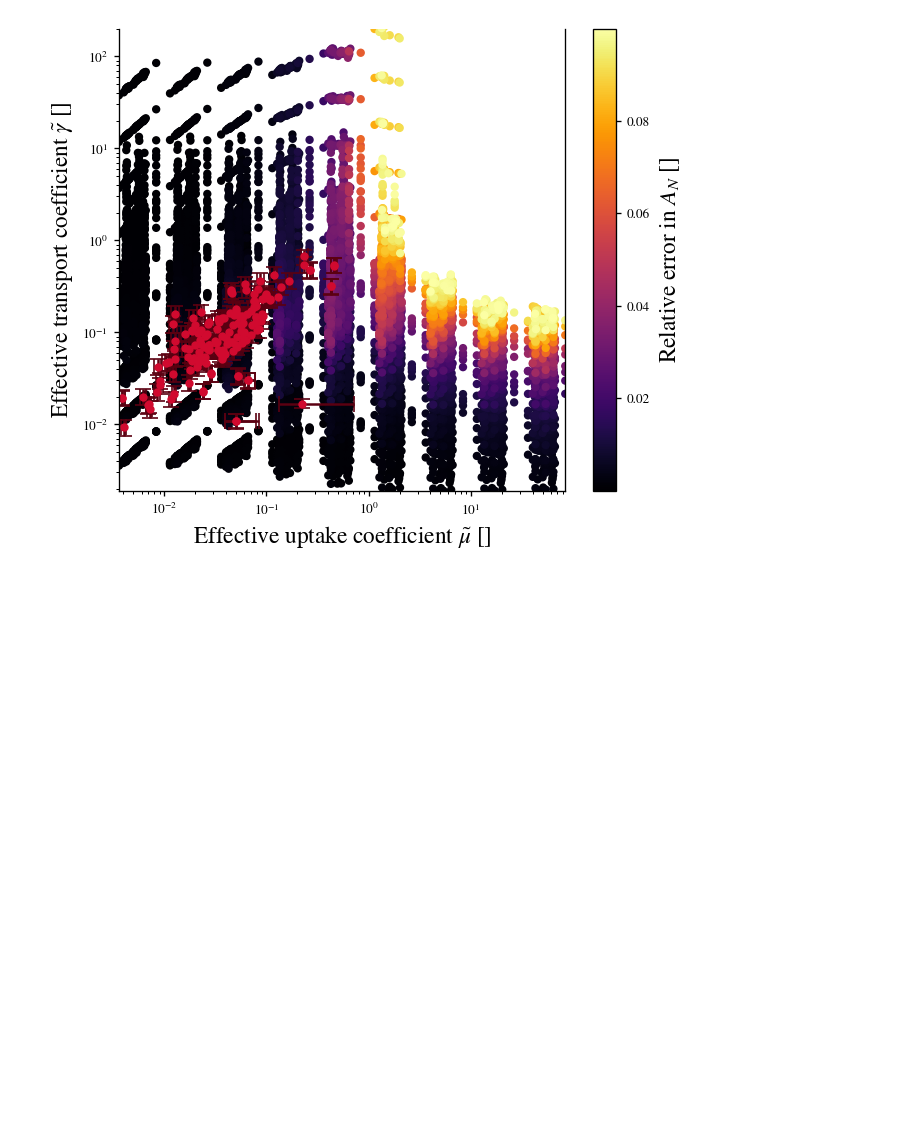
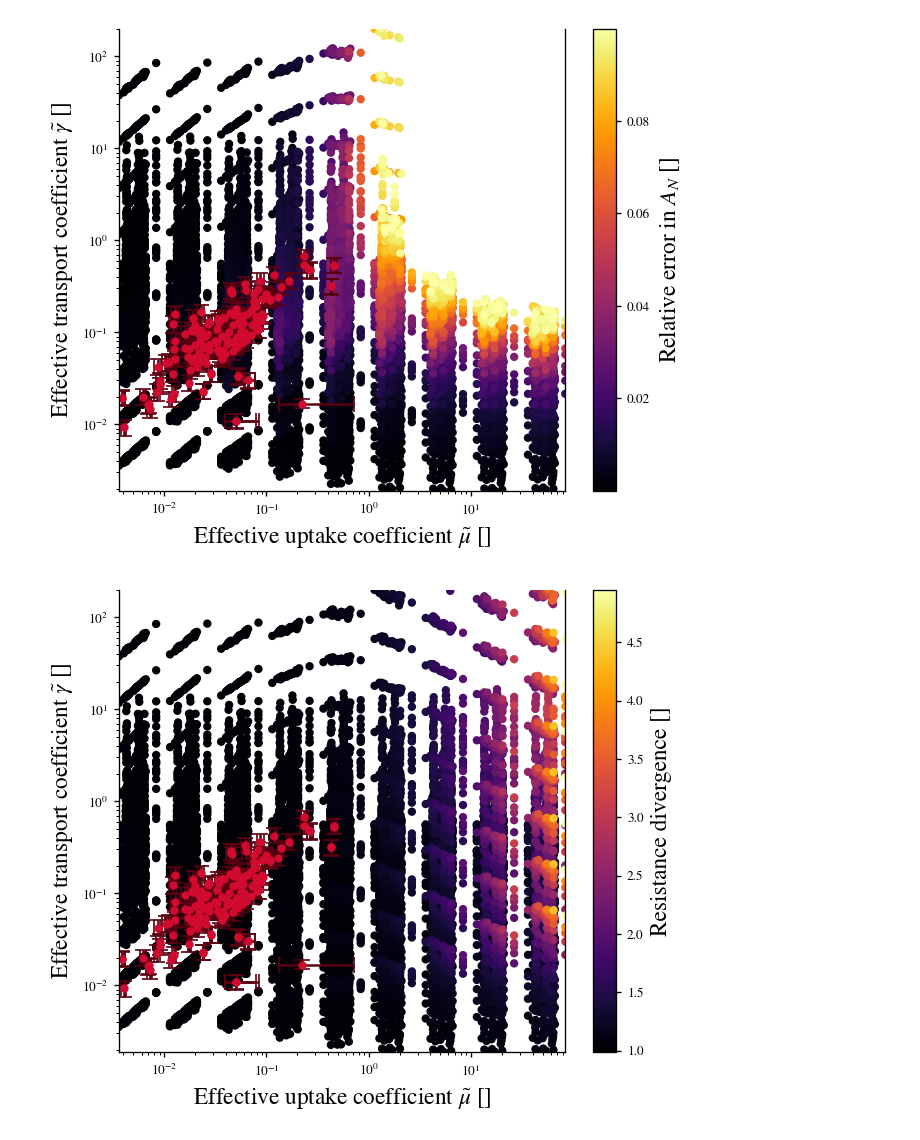
Before and after one commit to andreas-stillits/MasterThesis, a Jupyter notebook: scripts/plots/reaction.ipynb, the cells around one changed output. Saved outputs shown, nothing was run; the diff lists cells and outputs as text; code cells hidden in the pictures; blank space fills up the shorter version.

```diff
--- a/scripts/plots/reaction.ipynb
+++ b/scripts/plots/reaction.ipynb
@@ -461,3 +461,36 @@ plot_knauer_data(ax)
 plt.show()
 # %% [output]
 [figure]
+# %%
+# DIVERGENCE IN RESISTANCE
+
+
+target = df["r_neumann"]
+predicted = (df["substomatal_mean"] - df["mesophyll_mean"])/(df["assimilation_rate"])
+
+error = target / predicted
+
+df_new = pd.DataFrame({
+    "mu_eff": mu_eff,
+    "gamma_eff": gamma_eff,
+    "error": error
+})
+df_new.sort_values("error", inplace=True)
+
+mask = error < 10
+
+fig, ax = plt.subplots(figsize=(6, 5))
+sc = ax.scatter(df_new["mu_eff"][mask], df_new["gamma_eff"][mask], c=df_new["error"][mask], cmap=CMAP)
+cbar = fig.colorbar(sc, ax=ax)
+cbar.set_label(r"Resistance divergence []", fontsize=fs)
+ax.set_xlabel(r"Effective uptake coefficient $\tilde{\mu}$ []", fontsize=fs)
+ax.set_ylabel(r"Effective transport coefficient $\tilde{\gamma}$ []", fontsize=fs)
+ax.set_xscale("log")
+ax.set_yscale("log")
+ax.set_xlim(*mu_eff_bounds)
+ax.set_ylim(*gamma_eff_bounds)
+plot_knauer_data(ax)
+
+plt.show()
+# %% [output]
+[figure, added]
```
Also changed, not shown: 7 other files.
